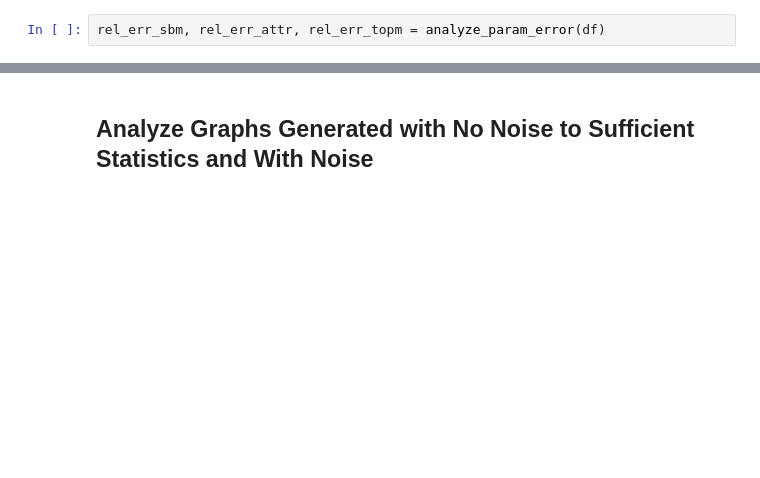
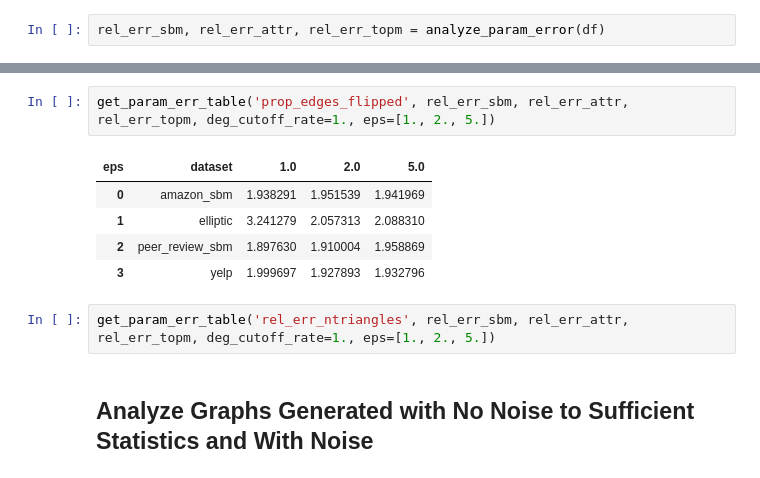
Before and after one commit to akgoldberg/private_fraud_benchmarking, a Jupyter notebook: visualizations.ipynb, the cells around one changed output, grey strips where cells are left out. Cells and saved outputs as stored; diff of their text form; blank space fills up the shorter version.

```diff
--- a/visualizations.ipynb
+++ b/visualizations.ipynb
@@ -343,2 +389,12 @@ rel_err_sbm
+# %%
+get_param_err_table('prop_edges_flipped', rel_err_sbm, rel_err_attr, rel_err_topm, deg_cutoff_rate=1., eps=[1., 2., 5.])
+# %% [output]
+| eps | dataset | 1.0 | 2.0 | 5.0 |
+| 0 | amazon_sbm | 1.938291 | 1.951539 | 1.941969 |
+| 1 | elliptic | 3.241279 | 2.057313 | 2.088310 |
+| 2 | peer_review_sbm | 1.897630 | 1.910004 | 1.958869 |
+| 3 | yelp | 1.999697 | 1.927893 | 1.932796 |
+# %%
+get_param_err_table('rel_err_ntriangles', rel_err_sbm, rel_err_attr, rel_err_topm, deg_cutoff_rate=1., eps=[1., 2., 5.])
 # %% [markdown]
 ## Analyze Graphs Generated with No Noise to Sufficient Statistics and With Noise
```
Also changed, not shown: parts of 9 cells of this notebook, 2 other files.
